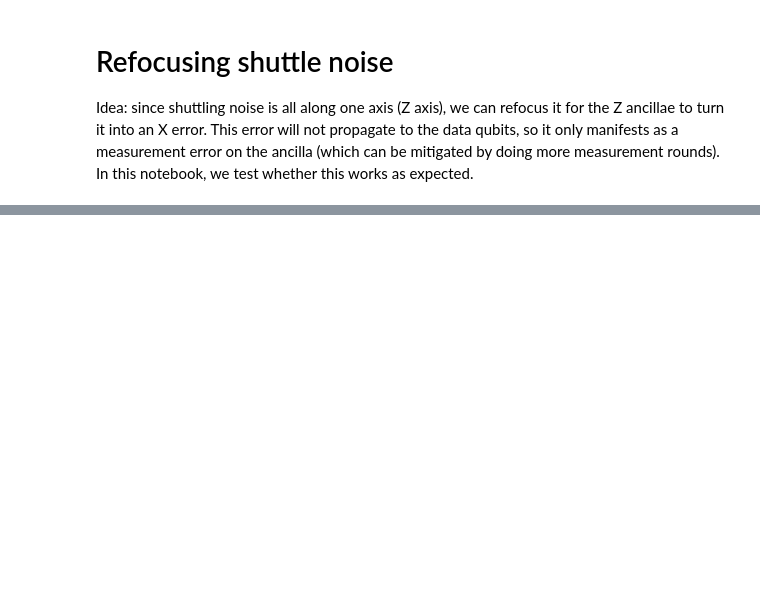
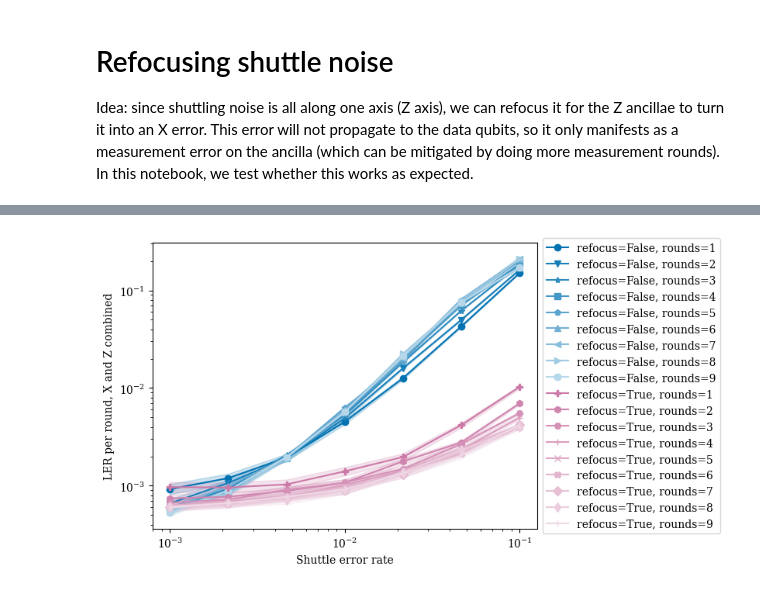
Before and after one commit to jasonchadwick/shuttle-ldpc, a Jupyter notebook: notebooks/07_refocusing_shuttle.ipynb, the cells around one changed output, grey strips where cells are left out. Cells and saved outputs as stored; diff of their text form; code cells hidden in the pictures; blank space fills up the shorter version.

Commit message:
local progress

```diff
--- a/notebooks/07_refocusing_shuttle.ipynb
+++ b/notebooks/07_refocusing_shuttle.ipynb
@@ -63,0 +100,2 @@ Optimizing 12 ancilla schedules............
+# %%
+stats = sinter.collect(tasks=tasks, num_workers=6, decoders='pymatching', max_shots=10**6, max_errors=500, print_progress=True)
@@ -63,0 +167,20 @@ Optimizing 12 ancilla schedules............
+# %%
+fig,ax = plt.subplots()
+sinter.plot_error_rate(
+    ax=ax,
+    stats=combined_stats,
+    x_func=lambda s: s.json_metadata['p_sh'],
+    group_func=lambda s: f"refocus={s.json_metadata['refoc']}, rounds={s.json_metadata['r']}",
+    failure_units_per_shot_func=lambda s: s.json_metadata['r'],
+    plot_args_func=lambda i,key,stats: {'color':plotter.interpolate('C0' if 'False' in key else 'C1', 'w', 0.8*(int(key.split('=')[-1])-1) / 9 + 0.0)},
+)
+plt.loglog()
+# leg.remove()
+handles, labels = ax.get_legend_handles_labels()
+sorted_indices = sorted(range(len(labels)), key=lambda i: labels[i])
+ax.legend([handles[i] for i in sorted_indices], [labels[i] for i in sorted_indices], bbox_to_anchor=(1, 0.5), loc='center left')
+plt.xlabel('Shuttle error rate')
+plt.ylabel('LER per round, X and Z combined')
+plt.show()
+# %% [output]
+[figure, added]
```
Also changed, not shown: parts of 11 cells of this notebook, 11 other files.
